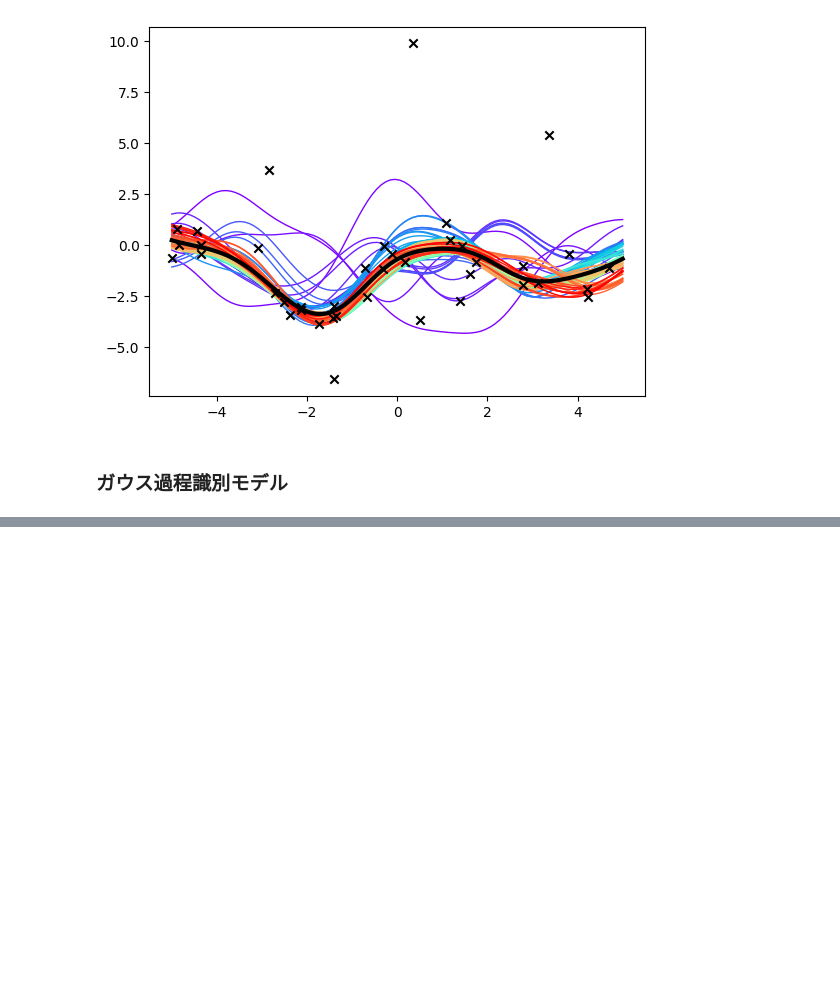
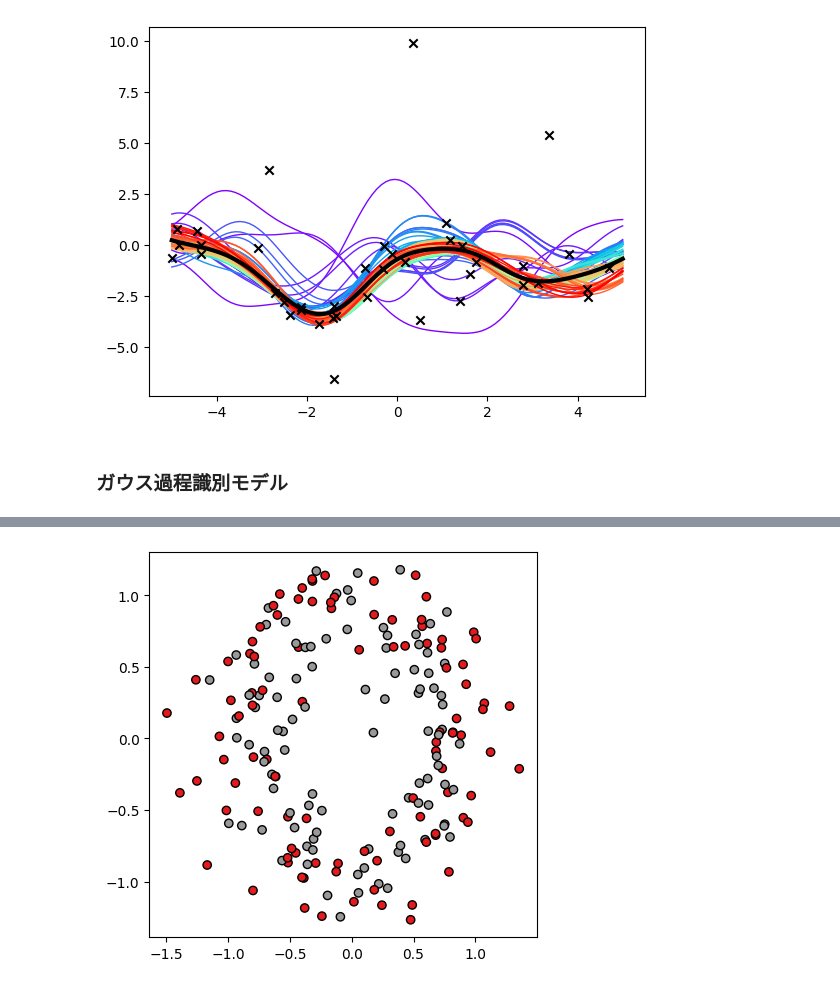
Before and after one commit to skmyng/gpr, a Jupyter notebook: chap3_6.ipynb, the cells around one changed output, grey strips where cells are left out. Saved outputs shown, nothing was run; the diff lists cells and outputs as text; code cells hidden in the pictures; blank space fills up the shorter version.

```diff
--- a/chap3_6.ipynb
+++ b/chap3_6.ipynb
@@ -219,0 +251,7 @@ fig.tight_layout()
+# %%
+X2, y2 = make_circles(n_samples=200, noise=0.2, random_state=0)
+plt.figure(figsize=(5,5))
+plt.scatter(X2[:,0], X2[:,1], c=y2, cmap=plt.cm.Set1, edgecolor='k')
+plt.show()
+# %% [output]
+[figure, added]
```
Also changed, not shown: parts of 13 cells of this notebook.
